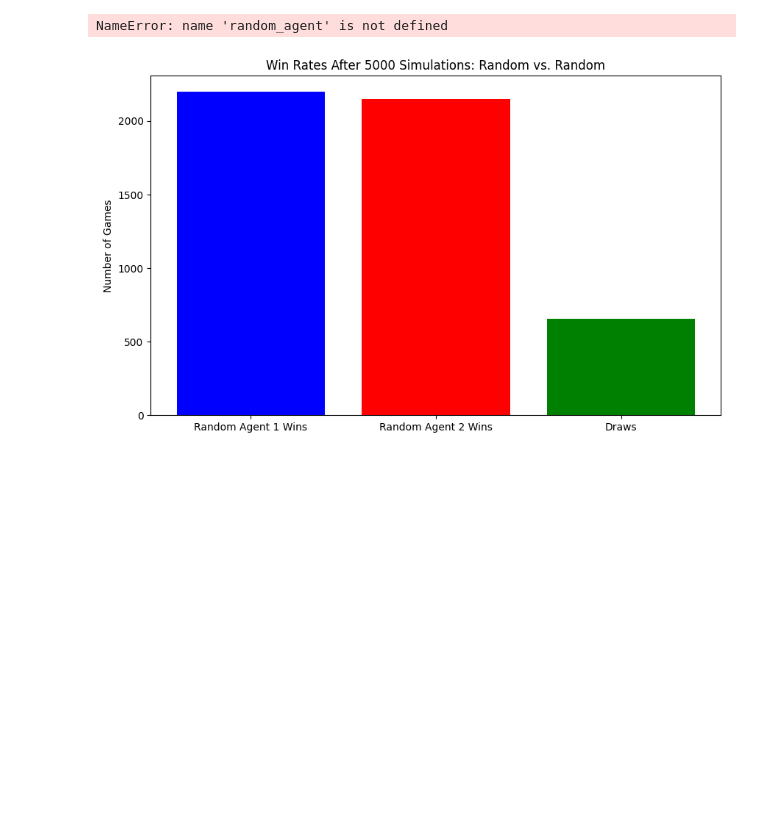
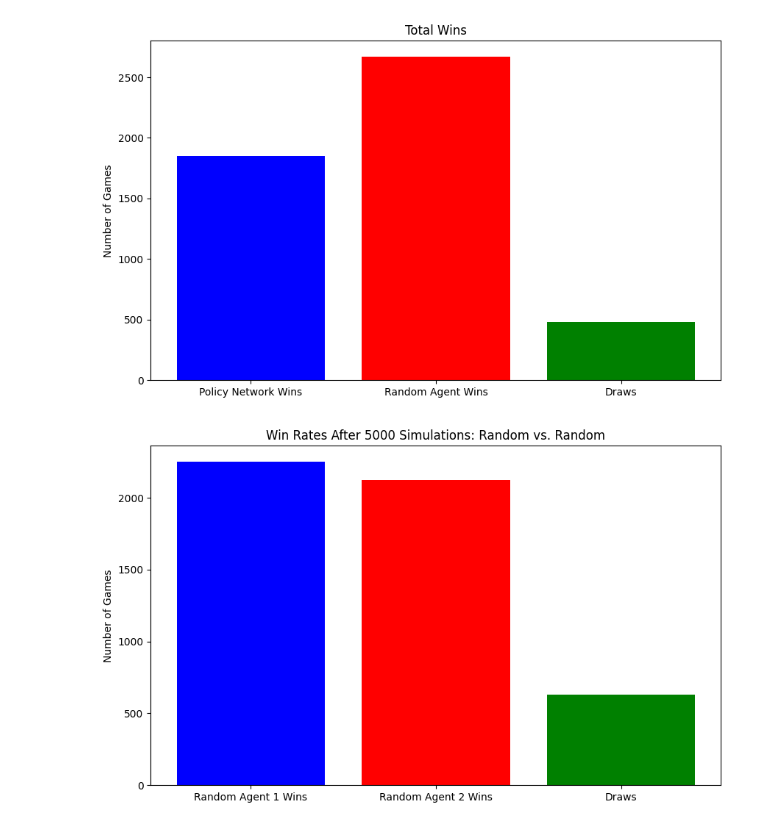
Before and after one commit to Calebp98/alphaTicTacToe, a Jupyter notebook: policyNet.ipynb, the cells around one changed output. Saved outputs shown, nothing was run; the diff lists cells and outputs as text; code cells hidden in the pictures; blank space fills up the shorter version.

Commit message:
fixed random bench maybe + peter did some stuff

```diff
--- a/policyNet.ipynb
+++ b/policyNet.ipynb
@@ -142,43 +142,45 @@ class RandomAgent:
         """
         return random.choice(valid_moves_indices)
 
-def play_game_with_random(policy_model, game, random_agent, start_first=True):
+random_agent = RandomAgent()
+
+def play_game_with_random_old(policy_model, game, random_agent):
     game.reset()
     # Randomly choose which agent starts
-    game.turn = random.choice([1, 2])
+    # game.turn = random.choice([1, 2])
     while not game.is_game_over():
-        if game.turn == 1:  # Policy network's turn
+        if game.turn == 1:  # Policy network plays and is player 1
             current_state_tensor = convert_board_to_input(game.board)
             probabilities = policy_model(current_state_tensor)
             valid_moves_indices = game.get_valid_moves_indices()
             selected_move_index = select_move(probabilities, valid_moves_indices)
             game.make_move_from_index(selected_move_index)
         else:  # Random agent's turn
             valid_moves_indices = game.get_valid_moves_indices()
             selected_move_index = random_agent.select_move(valid_moves_indices)
             game.make_move_from_index(selected_move_index)
-    return game.winner
+    return game.winner # return 1 if first player to play won
 
 wins = {1: 0, 2: 0, 0: 0}  # 1: Policy Network, 2: Random Agent, 0: Draw
 num_simulations = 5000
 
 for _ in range(num_simulations):
-    winner = play_game_with_random(model, game, random_agent, start_first)
+    winner = play_game_with_random(model, game, random_agent)
     wins[winner] += 1
     game.reset()  # Reset the game to its initial state after each simulation
 
 
 # Plotting win rates
 labels = ['Policy Network Wins', 'Random Agent Wins', 'Draws']
 values = [wins[1], wins[2], wins[0]]
 
 plt.figure(figsize=(10, 6))
 plt.bar(labels, values, color=['blue', 'red', 'green'])
-plt.title('Win Rates After 100 Simulations')
+plt.title('Total Wins')
 plt.ylabel('Number of Games')
 plt.show()
 # %% [output]
-NameError: name 'random_agent' is not defined
+[figure, added]
 # %%
 # Defining a function to simulate a game between two random agents
 def play_game_random_vs_random(game, agent1, agent2):
@@ -227,4 +229,4 @@ plt.title('Win Rates After 5000 Simulations: Random vs. Random')
 plt.ylabel('Number of Games')
 plt.show()
 # %% [output]
-[figure, old version]
+[figure, new version]
```
Also changed, not shown: parts of 6 cells of this notebook, 3 other files.
